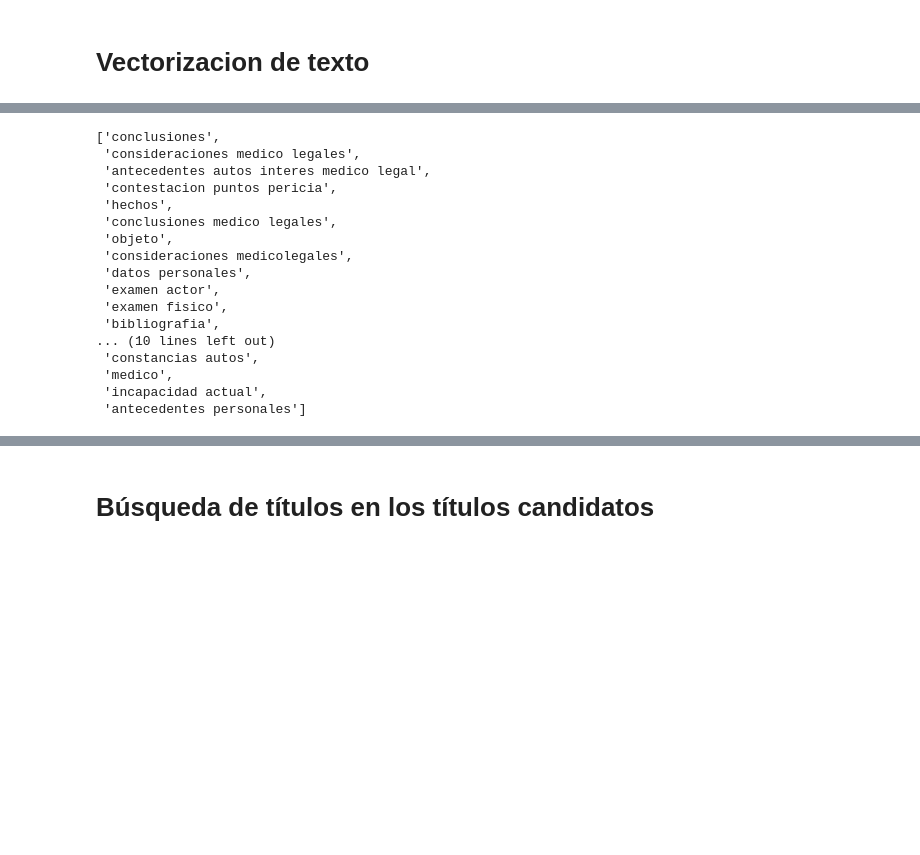
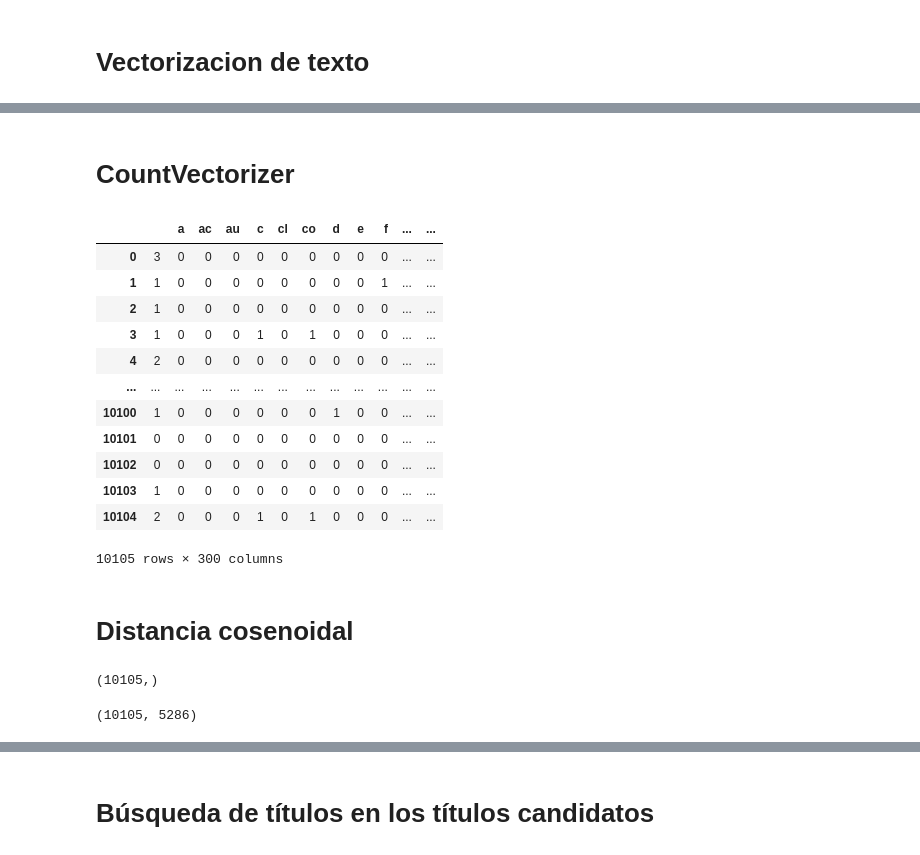
Before and after one commit to gaston411/Mi-Proyecto, a Jupyter notebook: tf-idf-prueba.ipynb, the cells around one changed output, grey strips where cells are left out. Drawn from its saved outputs; the diff is of its cells as text; code cells hidden in the pictures; blank space fills up the shorter version.

```diff
--- a/tf-idf-prueba.ipynb
+++ b/tf-idf-prueba.ipynb
@@ -51,10 +46,10 @@ def clean_docs(docs):
 # %%
-encontrado = load_data("titulosEncontrados.csv")
-candidato = load_data("titulosCandidatos.csv")
-# print (descriptions[0])
+# Creo las variables con titulos candidatos y encontrados.
+
+encontrado = pd.read_csv("titulosEncontrados.csv", sep=',',  encoding='utf-8')
+candidato = pd.read_csv("titulosCandidatos.csv", sep=',',  encoding='utf-8')
 candidato = candidato.dropna()
 encontrado = encontrado.dropna()
 titEncontrado = clean_docs(encontrado['titulo'])
 titCandidato = clean_docs(candidato['titulo'])
-# print (cleaned_docs[0])
 # %%
@@ -224,20 +80,0 @@ candidatosEncontrados = buscartitulo(encontradosList, candidatosList)
-# %%
-candidatosEncontrados
-# %% [output]
-['conclusiones',
- 'consideraciones medico legales',
- 'antecedentes autos interes medico legal',
- 'contestacion puntos pericia',
- 'hechos',
- 'conclusiones medico legales',
- 'objeto',
- 'consideraciones medicolegales',
- 'datos personales',
- 'examen actor',
- 'examen fisico',
- 'bibliografia',
-... (10 lines left out)
- 'constancias autos',
- 'medico',
- 'incapacidad actual',
- 'antecedentes personales']
@@ -243,0 +101,39 @@ candidatosEncontrados
+# %% [markdown]
+# CountVectorizer
+# %%
+# Importo las librerias necesarias.
+import pandas as pd
+from sklearn.feature_extraction.text import CountVectorizer
+
+'''
+Creo el vectorizador - Función: countVectorizer.
+Entreno el vectorizador con títulos candidatos a nivel de caracteres.
+Creo las matrices de títulos candidatos y títulos encontrados.
+'''
+coun_vect = CountVectorizer(max_df=0.95,min_df=100,lowercase=True, analyzer="char", ngram_range=(1,3),max_features = 300)
+coun_vect.fit(titEncontrado)
+count_candidatos = coun_vect.transform(titCandidato)
+count_encontrados = coun_vect.transform(titEncontrado)
+count_array = count_candidatos.toarray()
+dfCountVec = pd.DataFrame(data=count_array,columns = coun_vect.get_feature_names_out())
+dfCountVec
+
+# Dimensiones:
+# encontrados 5286 rows × 300 columns
+# candidatos 10105 rows × 300 columns
+# %% [output]
+|  |  | a | ac | au | c | cl | co | d | e | f | ... | ... |
+| 0 | 3 | 0 | 0 | 0 | 0 | 0 | 0 | 0 | 0 | 0 | ... | ... |
+| 1 | 1 | 0 | 0 | 0 | 0 | 0 | 0 | 0 | 0 | 1 | ... | ... |
+| 2 | 1 | 0 | 0 | 0 | 0 | 0 | 0 | 0 | 0 | 0 | ... | ... |
+| 3 | 1 | 0 | 0 | 0 | 1 | 0 | 1 | 0 | 0 | 0 | ... | ... |
+| 4 | 2 | 0 | 0 | 0 | 0 | 0 | 0 | 0 | 0 | 0 | ... | ... |
+| ... | ... | ... | ... | ... | ... | ... | ... | ... | ... | ... | ... | ... |
+| 10100 | 1 | 0 | 0 | 0 | 0 | 0 | 0 | 1 | 0 | 0 | ... | ... |
+| 10101 | 0 | 0 | 0 | 0 | 0 | 0 | 0 | 0 | 0 | 0 | ... | ... |
+| 10102 | 0 | 0 | 0 | 0 | 0 | 0 | 0 | 0 | 0 | 0 | ... | ... |
+| 10103 | 1 | 0 | 0 | 0 | 0 | 0 | 0 | 0 | 0 | 0 | ... | ... |
+| 10104 | 2 | 0 | 0 | 0 | 1 | 0 | 1 | 0 | 0 | 0 | ... | ... |
+10105 rows × 300 columns
+# %% [markdown]
+# Distancia cosenoidal
@@ -243,0 +144,11 @@ candidatosEncontrados
+# %%
+# Filas - Vectores - titulos candidatos
+dist[:,0].shape
+# %% [output]
+(10105,)
+# %%
+# Filas: titulos candidatos
+# Columnas: titulos encontrados
+dist.shape
+# %% [output]
+(10105, 5286)
```
Also changed, not shown: parts of 63 cells of this notebook.
